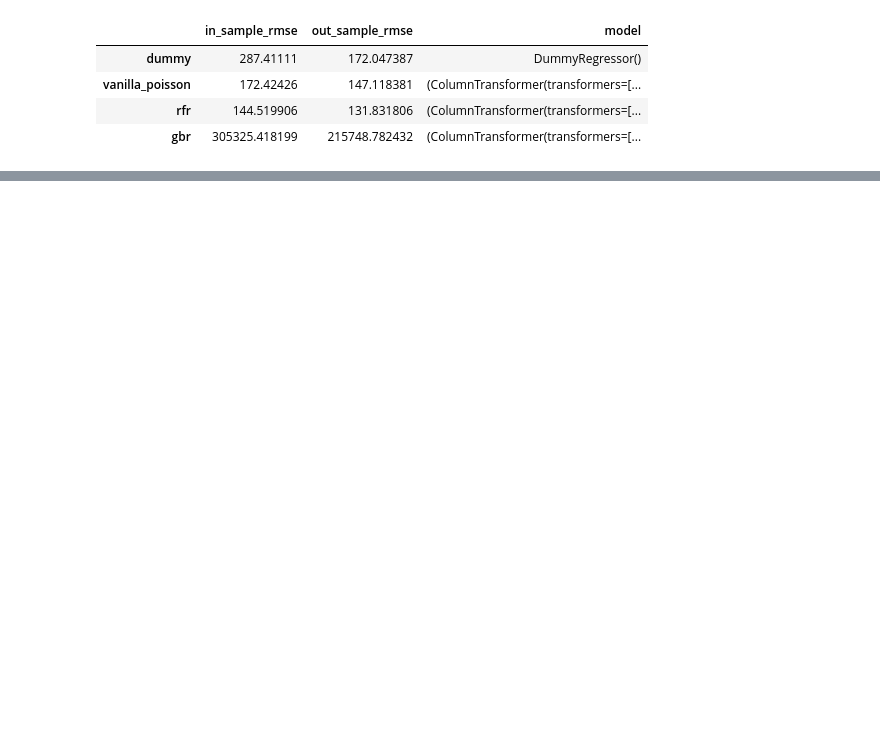
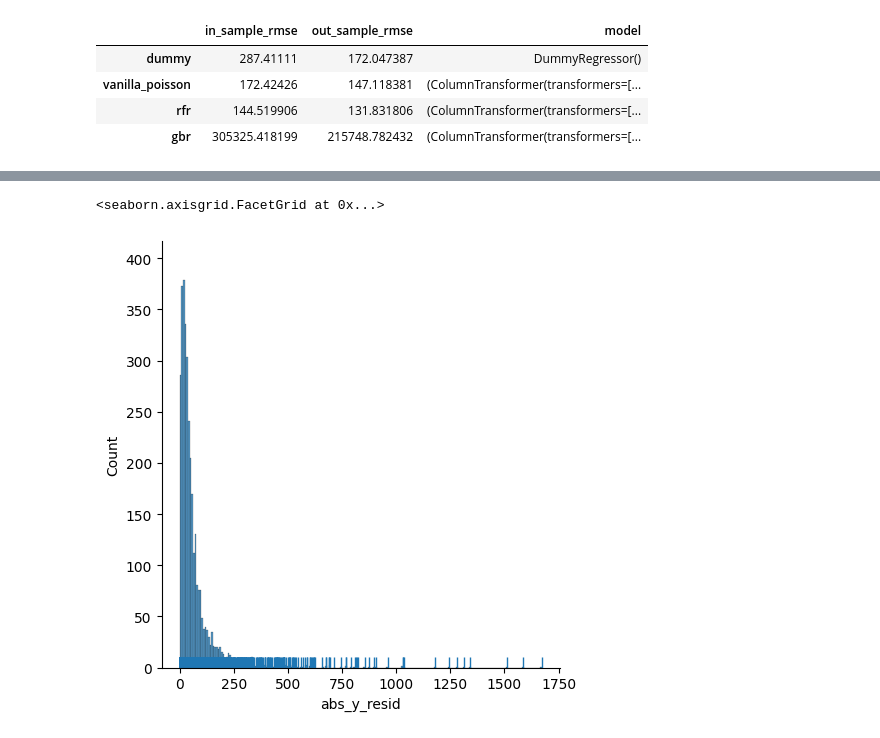
Before and after one commit to mintu07ruet/Bike-Exposure-Modeling, a Jupyter notebook: count_modeling/2_evaluate_outliers.ipynb, the cells around one changed output, grey strips where cells are left out. Saved outputs shown, nothing was run; the diff lists cells and outputs as text; code cells hidden in the pictures; blank space fills up the shorter version.

```diff
--- a/count_modeling/2_evaluate_outliers.ipynb
+++ b/count_modeling/2_evaluate_outliers.ipynb
@@ -29,3 +41,5 @@ residual_df = context_train.join(X_train).join(y_train)
 # %%
 residual_df['y_pred'] = best_model.predict(X_train)
 residual_df['y_resid'] = residual_df['AADB'] - residual_df['y_pred']
+residual_df['y_resid_pct'] = residual_df['y_resid'] / residual_df['y_pred']
+residual_df['abs_y_resid'] = residual_df['y_resid'].abs()
@@ -33,0 +46,5 @@ residual_df['abs_y_resid'] = residual_df['y_resid'].abs()
+# %%
+sns.displot(residual_df.abs_y_resid, rug=True)
+# %% [output]
+<seaborn.axisgrid.FacetGrid at 0x...>
+[figure, added]
```
Also changed, not shown: parts of 13 cells of this notebook, 2 other files.
